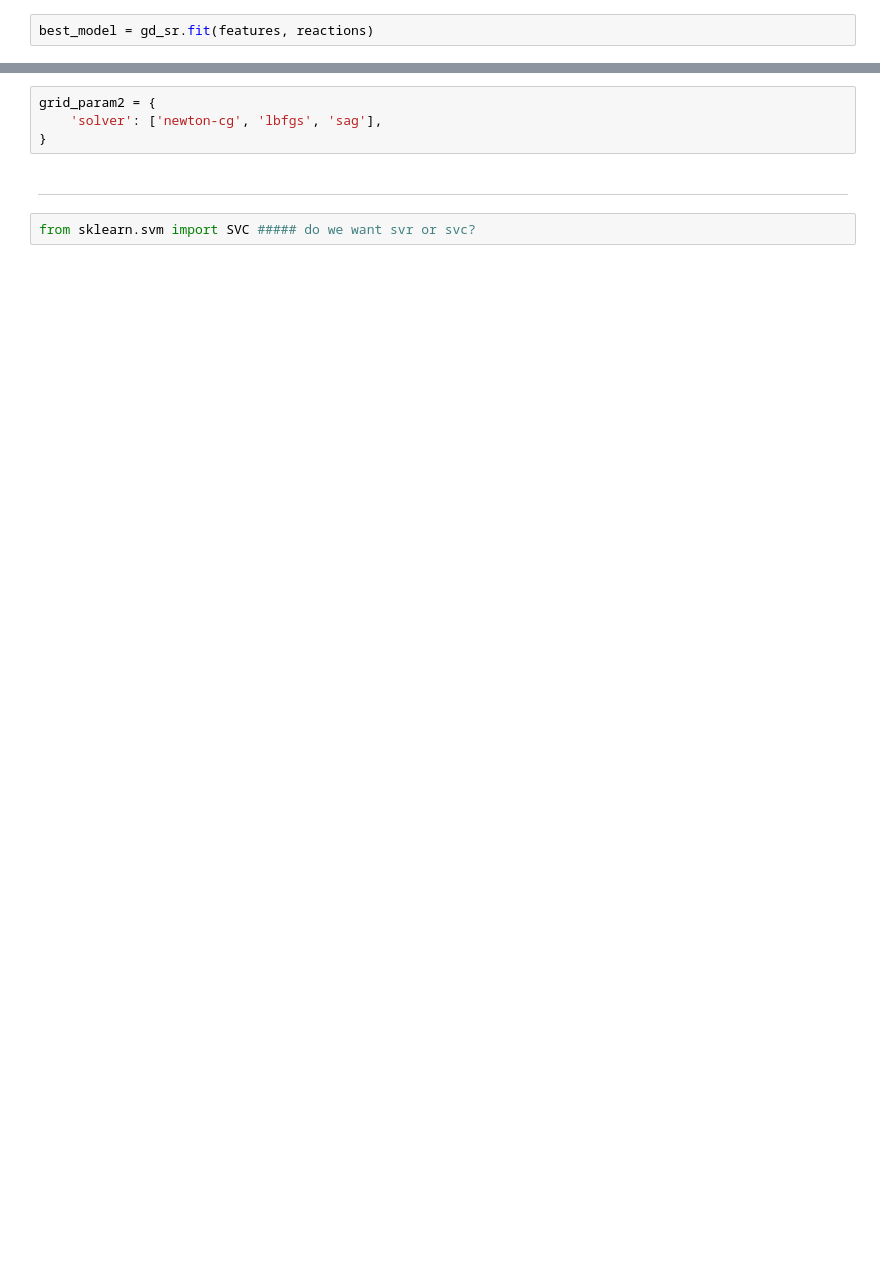
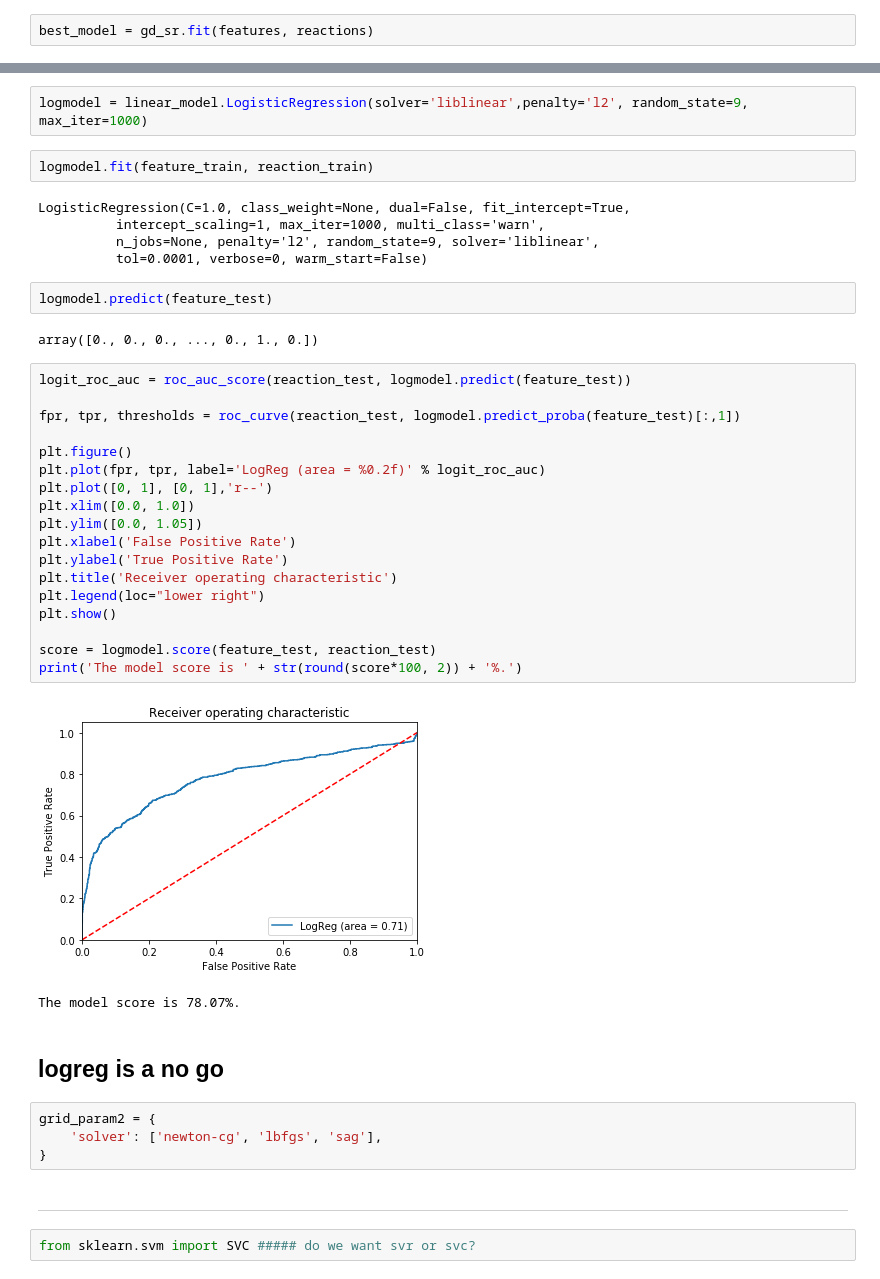
Before and after one commit to metamoles/metamoles, a Jupyter notebook: deprecated/notebooks/grid_search.ipynb, the cells around one changed output, grey strips where cells are left out. Saved outputs shown, nothing was run; the diff lists cells and outputs as text; blank space fills up the shorter version.

```diff
--- a/deprecated/notebooks/grid_search.ipynb
+++ b/deprecated/notebooks/grid_search.ipynb
@@ -89,3 +90,39 @@ print(gd_sr.best_params_)
+# %%
+logmodel = linear_model.LogisticRegression(solver='liblinear',penalty='l2', random_state=9, max_iter=1000)
+# %%
+logmodel.fit(feature_train, reaction_train)
+# %% [output]
+LogisticRegression(C=1.0, class_weight=None, dual=False, fit_intercept=True,
+          intercept_scaling=1, max_iter=1000, multi_class='warn',
+          n_jobs=None, penalty='l2', random_state=9, solver='liblinear',
+          tol=0.0001, verbose=0, warm_start=False)
+# %%
+logmodel.predict(feature_test)
+# %% [output]
+array([0., 0., 0., ..., 0., 1., 0.])
+# %%
+logit_roc_auc = roc_auc_score(reaction_test, logmodel.predict(feature_test))
+
+fpr, tpr, thresholds = roc_curve(reaction_test, logmodel.predict_proba(feature_test)[:,1])
+
+plt.figure()
+plt.plot(fpr, tpr, label='LogReg (area = %0.2f)' % logit_roc_auc)
+plt.plot([0, 1], [0, 1],'r--')
+plt.xlim([0.0, 1.0])
+plt.ylim([0.0, 1.05])
+plt.xlabel('False Positive Rate')
+plt.ylabel('True Positive Rate')
+plt.title('Receiver operating characteristic')
+plt.legend(loc="lower right")
+plt.show()
+
+score = logmodel.score(feature_test, reaction_test)
+print('The model score is ' + str(round(score*100, 2)) + '%.')
+# %% [output]
+[figure, added]
+The model score is 78.07%.
+# %% [markdown]
+## logreg is a no go
 # %%
 grid_param2 = {
     'solver': ['newton-cg', 'lbfgs', 'sag'],
```
Also changed, not shown: parts of 25 cells of this notebook.
